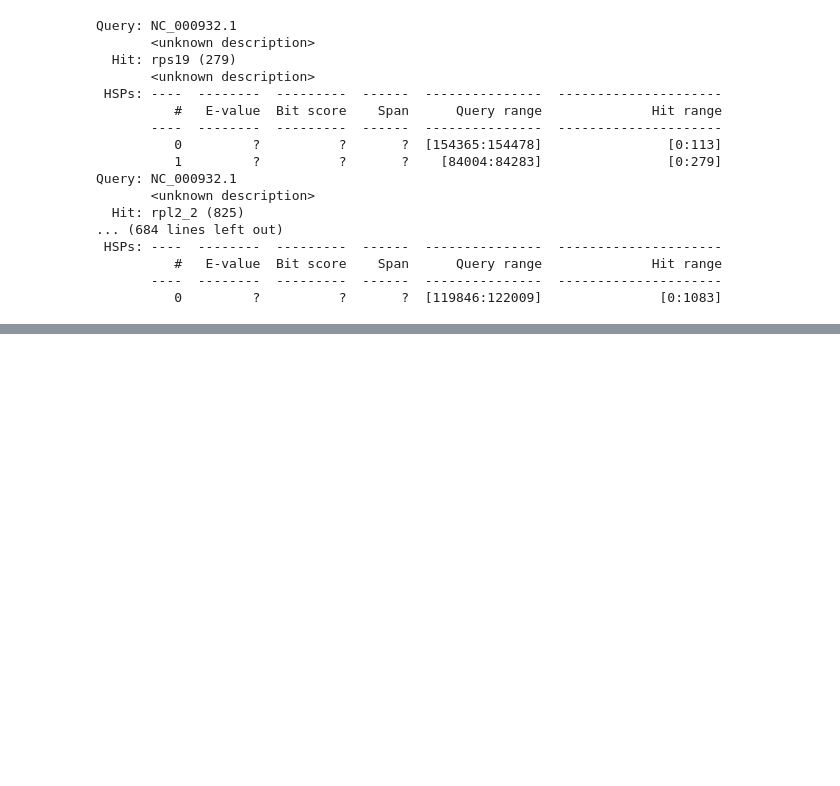
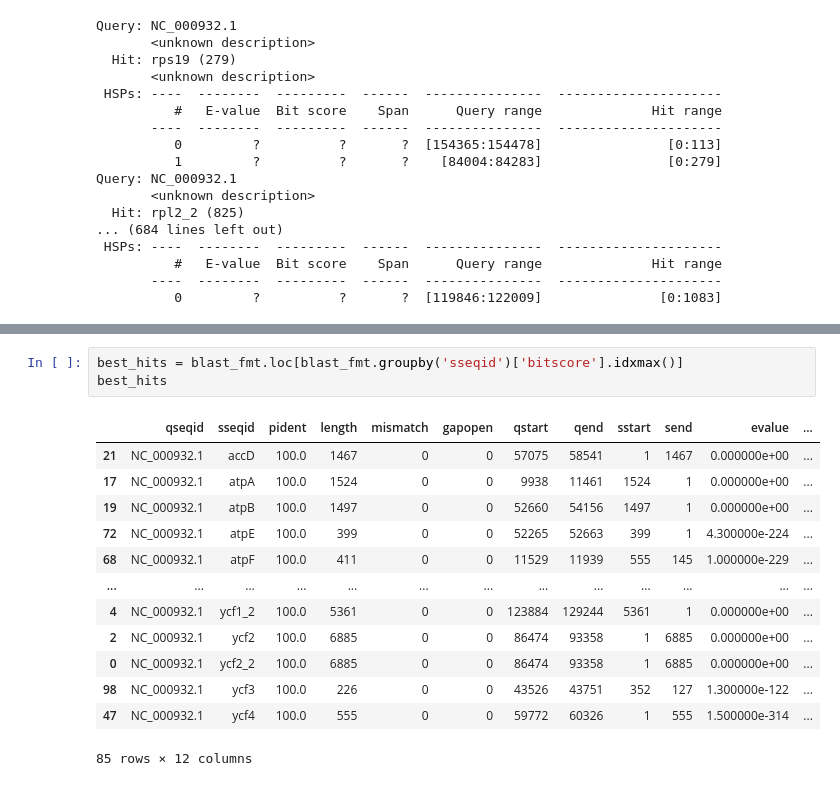
Before and after one commit to o-william-white/blat_annotation, a Jupyter notebook: blat_annotation.ipynb, the cells around one changed output, grey strips where cells are left out. Cells and saved outputs as stored; diff of their text form; blank space fills up the shorter version.

```diff
--- a/blat_annotation.ipynb
+++ b/blat_annotation.ipynb
@@ -105,0 +125,17 @@ Query: NC_000932.1
+# %%
+best_hits = blast_fmt.loc[blast_fmt.groupby('sseqid')['bitscore'].idxmax()]
+best_hits
+# %% [output]
+|  | qseqid | sseqid | pident | length | mismatch | gapopen | qstart | qend | sstart | send | evalue | ... |
+| 21 | NC_000932.1 | accD | 100.0 | 1467 | 0 | 0 | 57075 | 58541 | 1 | 1467 | 0.000000e+00 | ... |
+| 17 | NC_000932.1 | atpA | 100.0 | 1524 | 0 | 0 | 9938 | 11461 | 1524 | 1 | 0.000000e+00 | ... |
+| 19 | NC_000932.1 | atpB | 100.0 | 1497 | 0 | 0 | 52660 | 54156 | 1497 | 1 | 0.000000e+00 | ... |
+| 72 | NC_000932.1 | atpE | 100.0 | 399 | 0 | 0 | 52265 | 52663 | 399 | 1 | 4.300000e-224 | ... |
+| 68 | NC_000932.1 | atpF | 100.0 | 411 | 0 | 0 | 11529 | 11939 | 555 | 145 | 1.000000e-229 | ... |
+| ... | ... | ... | ... | ... | ... | ... | ... | ... | ... | ... | ... | ... |
+| 4 | NC_000932.1 | ycf1_2 | 100.0 | 5361 | 0 | 0 | 123884 | 129244 | 5361 | 1 | 0.000000e+00 | ... |
+| 2 | NC_000932.1 | ycf2 | 100.0 | 6885 | 0 | 0 | 86474 | 93358 | 1 | 6885 | 0.000000e+00 | ... |
+| 0 | NC_000932.1 | ycf2_2 | 100.0 | 6885 | 0 | 0 | 86474 | 93358 | 1 | 6885 | 0.000000e+00 | ... |
+| 98 | NC_000932.1 | ycf3 | 100.0 | 226 | 0 | 0 | 43526 | 43751 | 352 | 127 | 1.300000e-122 | ... |
+| 47 | NC_000932.1 | ycf4 | 100.0 | 555 | 0 | 0 | 59772 | 60326 | 1 | 555 | 1.500000e-314 | ... |
+85 rows × 12 columns
```
Also changed, not shown: parts of 5 cells of this notebook.
